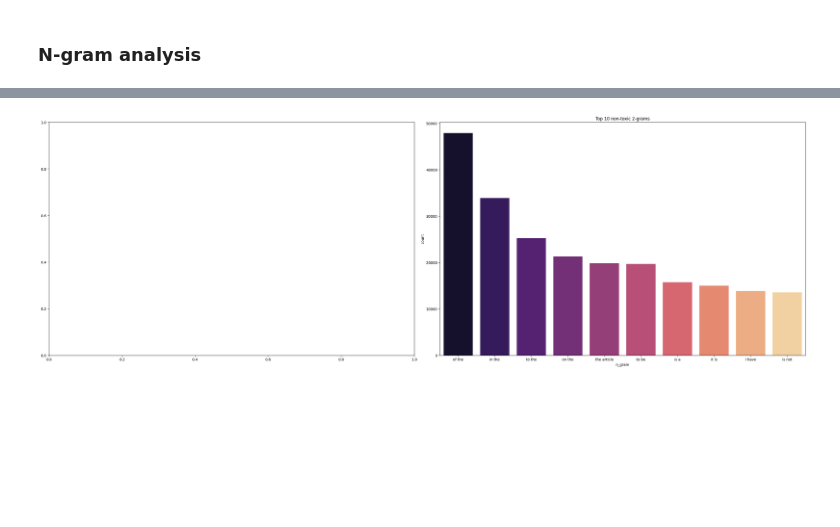
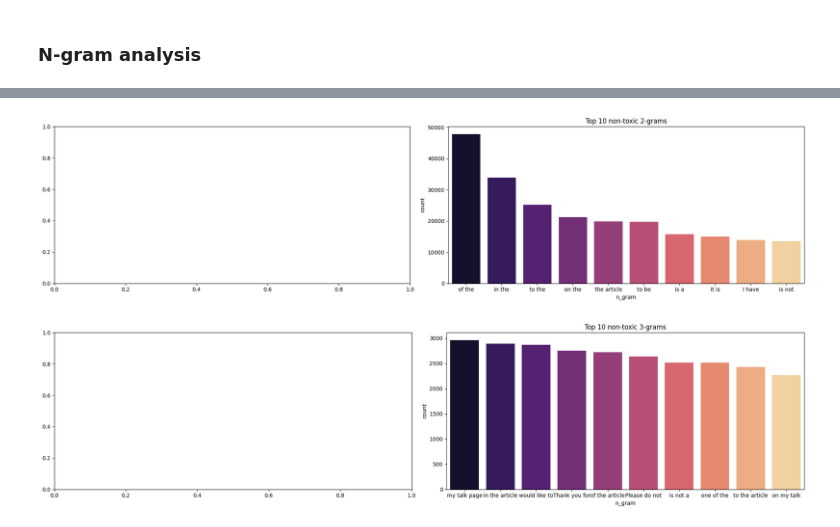
Before and after one commit to johne18/ml_learnings, a Jupyter notebook: SafeChat/notebooks/jigsaw_eda.ipynb, the cells around one changed output, grey strips where cells are left out. Drawn from its saved outputs; the diff is of its cells as text; code cells hidden in the pictures; blank space fills up the shorter version.

```diff
--- a/SafeChat/notebooks/jigsaw_eda.ipynb
+++ b/SafeChat/notebooks/jigsaw_eda.ipynb
@@ -68,7 +79,7 @@ plt.show()
 toxic_df = jigsaw_cleaned_df[jigsaw_cleaned_df['is_toxic'] == 1]['comment_text']
 non_toxic_df = jigsaw_cleaned_df[jigsaw_cleaned_df['is_toxic'] == 0]['comment_text']
 # %%
-fig, axes = plt.subplots(2, 2, figsize=(30, 15))
+fig, axes = plt.subplots(3, 2, figsize=(30, 15))
 
 # ============= Word count distribution ============
 
@@ -118,14 +129,14 @@ top_n_words = 20
 
 
 # Plot top n Toxic Words
-# axes[1,0].bar(toxic_words.head(top_n_words).index, toxic_words.head(top_n_words).values, color='tab:red')
+# axes[1,0].bar(toxic_words.head(top_n_words).index, toxic_words.head(top_n_words).values, color='tab:blue')
 # axes[1,0].set_title('Most Common Toxic Words')
 # axes[1,0].set_xlabel('Words')
 # axes[1,0].set_ylabel('Frequency')
 
 
 # Plot top n Non-Toxic Words
-axes[1,1].bar(non_toxic_words.head(top_n_words).index, non_toxic_words.head(top_n_words).values, color='tab:green')
+axes[1,1].bar(non_toxic_words.head(top_n_words).index, non_toxic_words.head(top_n_words).values, color='tab:orange')
 axes[1,1].set_title('Most Common Non-Toxic Words')
 axes[1,1].set_xlabel('Words')
 axes[1,1].set_ylabel('Frequency')
@@ -134,6 +145,40 @@ axes[1,1].set_ylabel('Frequency')
 # ================= Toxic Words ====================
 
 
+# ================= Word and Character Distribution by Toxicity ====================
+
+
+sns.histplot(
+             data=jigsaw_cleaned_df,
+             x=jigsaw_cleaned_df['comment_text'].str.split().str.len(),
+             bins=30,
+             hue=jigsaw_cleaned_df['is_toxic'],
+             stat="proportion",
+             palette=['tab:blue', 'tab:orange'],
+             ax=axes[2,0]
+)
+axes[2,0].set_title('Word Count Distribution Broken Down by Toxicity')
+axes[2,0].set_xlabel('Number of Words')
+axes[2,0].set_ylabel('Frequency')
+
+
+sns.histplot(
+             data=jigsaw_cleaned_df,
+             x=jigsaw_cleaned_df['comment_text'].str.len(),
+             bins=30,
+             hue=jigsaw_cleaned_df['is_toxic'],
+             stat="proportion",
+             palette=['tab:blue', 'tab:orange'],
+             ax=axes[2,1]
+)
+axes[2,1].set_title('Character Length Distribution Broken Down by Toxicity')
+axes[2,1].set_xlabel('Number of Characters')
+axes[2,1].set_ylabel('Proportion')
+
+
+# ================= Word and Character Distribution by Toxicity ====================
+
+
 plt.tight_layout()
 plt.show()
 # %% [output]
@@ -184,7 +242,7 @@ plt.show()
 # %%
 from collections import Counter
-for n in range(2, 5):
-    fig, axes = plt.subplots(nrows=1, ncols=2, figsize=(30, 10))
+for n in range(2, 4):
+    fig, axes = plt.subplots(nrows=1, ncols=2, figsize=(20, 5))
 
     # ===== Generate Series of lists n-grams =====
 
@@ -198,31 +256,32 @@ for n in range(2, 5):
 
     flat_toxic_ngrams = [n_gram for n_grams_lst in toxic_ngrams_series for n_gram in n_grams_lst]
     flat_non_toxic_ngrams = [n_gram for n_grams_lst in non_toxic_ngrams_series for n_gram in n_grams_lst]
 
     toxic_n_gram_counts = Counter(flat_toxic_ngrams)
     non_toxic_n_gram_counts = Counter(flat_non_toxic_ngrams)
 
     # ===== Flatten n-grams into one list and Count occurences of each n-gram =====
 
 
     # ===== Create dataframes from n_gram_counts =====
 
     toxic_n_gram_counts_df = pd.DataFrame(toxic_n_gram_counts.items(), columns=['n_gram', 'count']) \
                          .sort_values(by='count', ascending=False)
     toxic_n_gram_counts_df['n_gram'] = toxic_n_gram_counts_df['n_gram'].apply(lambda x: ' '.join(x))
 
 
     non_toxic_n_gram_counts_df = pd.DataFrame(non_toxic_n_gram_counts.items(), columns=['n_gram', 'count']) \
                          .sort_values(by='count', ascending=False)
     non_toxic_n_gram_counts_df['n_gram'] = non_toxic_n_gram_counts_df['n_gram'].apply(lambda x: ' '.join(x))
 
     # ===== Create dataframes from n_gram_counts =====
 
 
     # sns.barplot(data=toxic_n_gram_counts_df.head(10), x='n_gram', y='count', ax=axes[0], palette='magma').set_title(f'Top 10 toxic {n}-grams')
     sns.barplot(data=non_toxic_n_gram_counts_df.head(10), x='n_gram', y='count', ax=axes[1], palette='magma').set_title(f'Top 10 non-toxic {n}-grams')
 
     plt.tight_layout()
     plt.show()
 # %% [output]
-[figure, old version]
+[figure, new version]
+[figure, added]
```
Also changed, not shown: parts of 13 cells of this notebook, 3 other files.
